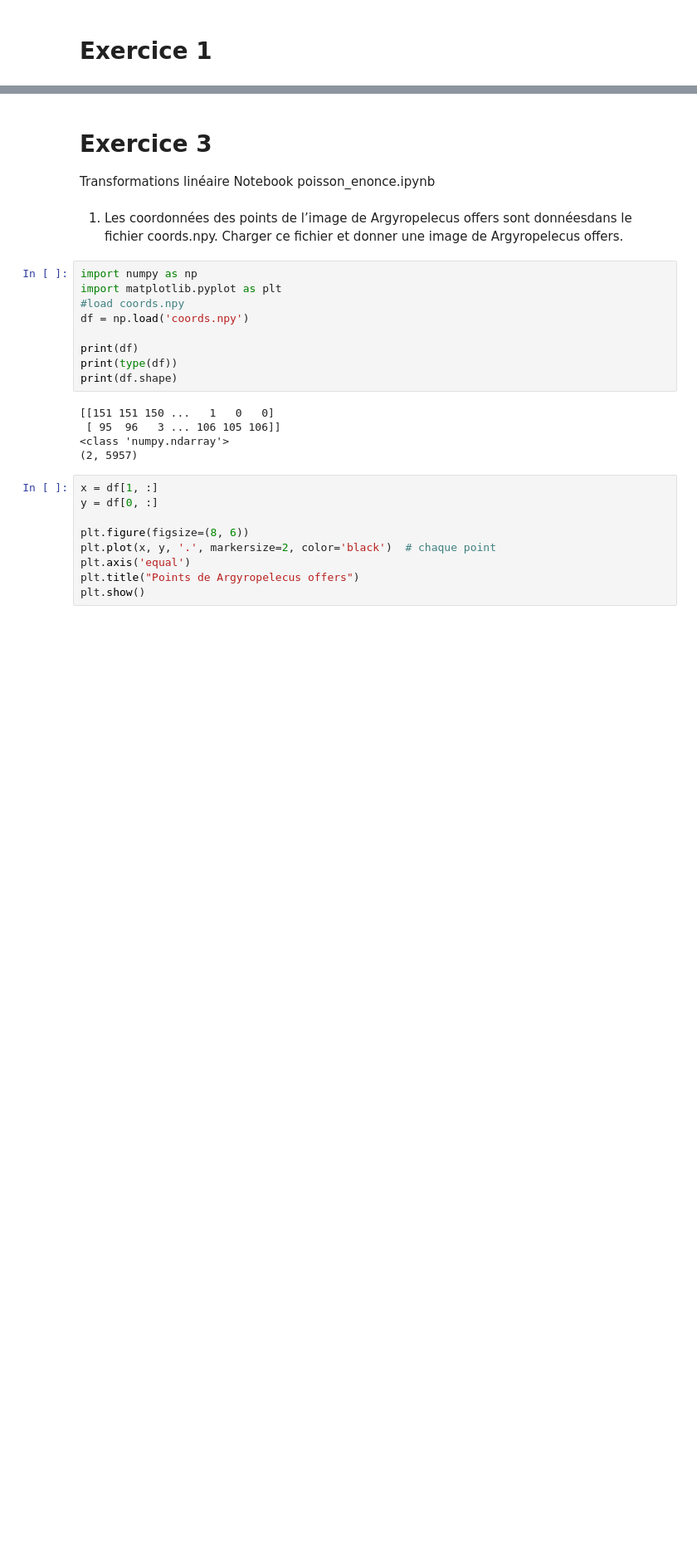
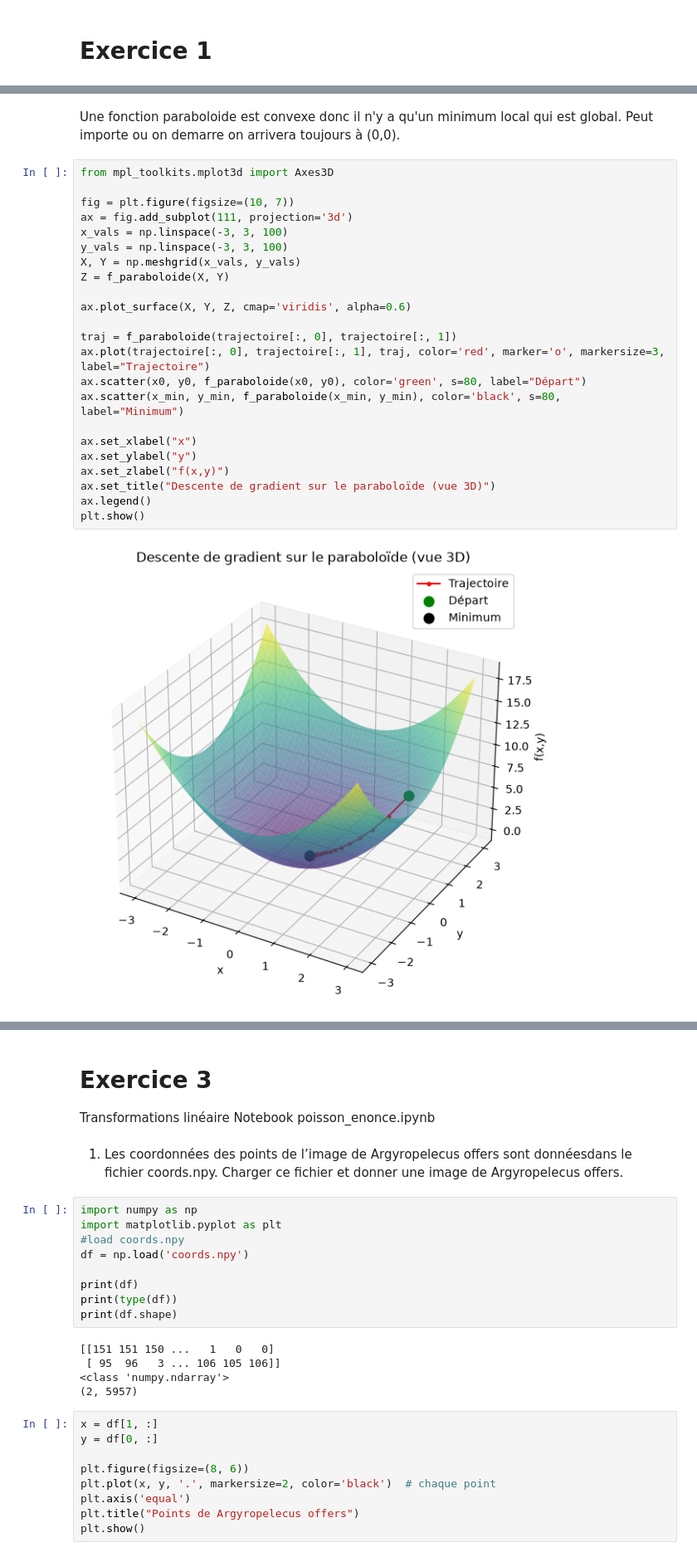
Before and after one commit to louiselgrd3/DM_Pezard, a Jupyter notebook: script/main notebook.ipynb, the cells around one changed output, grey strips where cells are left out. Shown at 83% size. Cells and saved outputs as stored; diff of their text form; blank space fills up the shorter version.

```diff
--- a/script/main notebook.ipynb
+++ b/script/main notebook.ipynb
@@ -4,0 +59,27 @@
+# %% [markdown]
+Une fonction paraboloide est convexe donc il n'y a qu'un minimum local qui est global. Peut importe ou on demarre on arrivera toujours à (0,0).
+# %%
+from mpl_toolkits.mplot3d import Axes3D
+
+fig = plt.figure(figsize=(10, 7))
+ax = fig.add_subplot(111, projection='3d')
+x_vals = np.linspace(-3, 3, 100)
+y_vals = np.linspace(-3, 3, 100)
+X, Y = np.meshgrid(x_vals, y_vals)
+Z = f_paraboloide(X, Y)
+
+ax.plot_surface(X, Y, Z, cmap='viridis', alpha=0.6)
+
+traj = f_paraboloide(trajectoire[:, 0], trajectoire[:, 1])
+ax.plot(trajectoire[:, 0], trajectoire[:, 1], traj, color='red', marker='o', markersize=3, label="Trajectoire")
+ax.scatter(x0, y0, f_paraboloide(x0, y0), color='green', s=80, label="Départ")
+ax.scatter(x_min, y_min, f_paraboloide(x_min, y_min), color='black', s=80, label="Minimum")
+
+ax.set_xlabel("x")
+ax.set_ylabel("y")
+ax.set_zlabel("f(x,y)")
+ax.set_title("Descente de gradient sur le paraboloïde (vue 3D)")
+ax.legend()
+plt.show()
+# %% [output]
+[figure, added]
```
Also changed, not shown: parts of 6 cells of this notebook.
